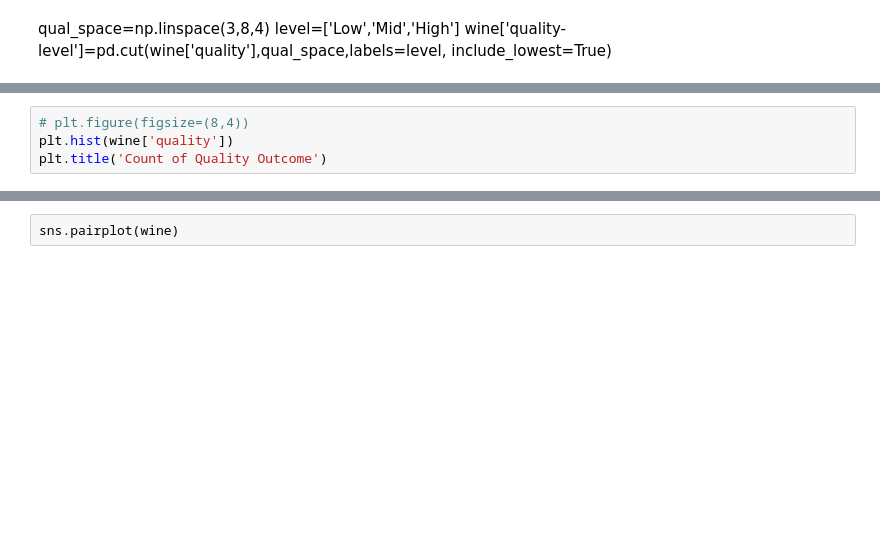
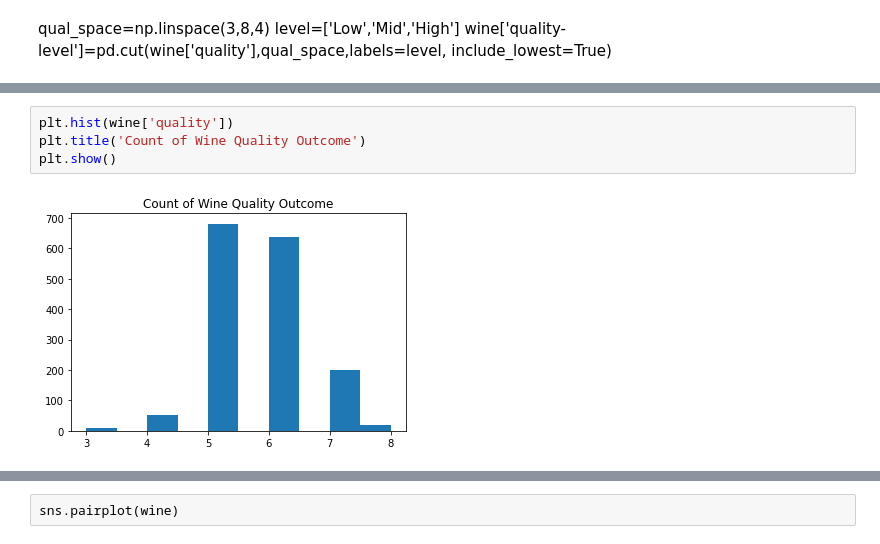
Before and after one commit to imabiodun/Red_Wine_Model, a Jupyter notebook: data wine exploration.ipynb, the cells around one changed output, grey strips where cells are left out. Cells and saved outputs as stored; diff of their text form; blank space fills up the shorter version.

```diff
--- a/data wine exploration.ipynb
+++ b/data wine exploration.ipynb
@@ -47,5 +98,7 @@ def reg_col_against(df,col_1,col_2):
 # %%
-# plt.figure(figsize=(8,4))
 plt.hist(wine['quality'])
-plt.title('Count of Quality Outcome')
+plt.title('Count of Wine Quality Outcome')
+plt.show()
+# %% [output]
+[figure, added]
 # %%
```
Also changed, not shown: parts of 41 cells of this notebook.
